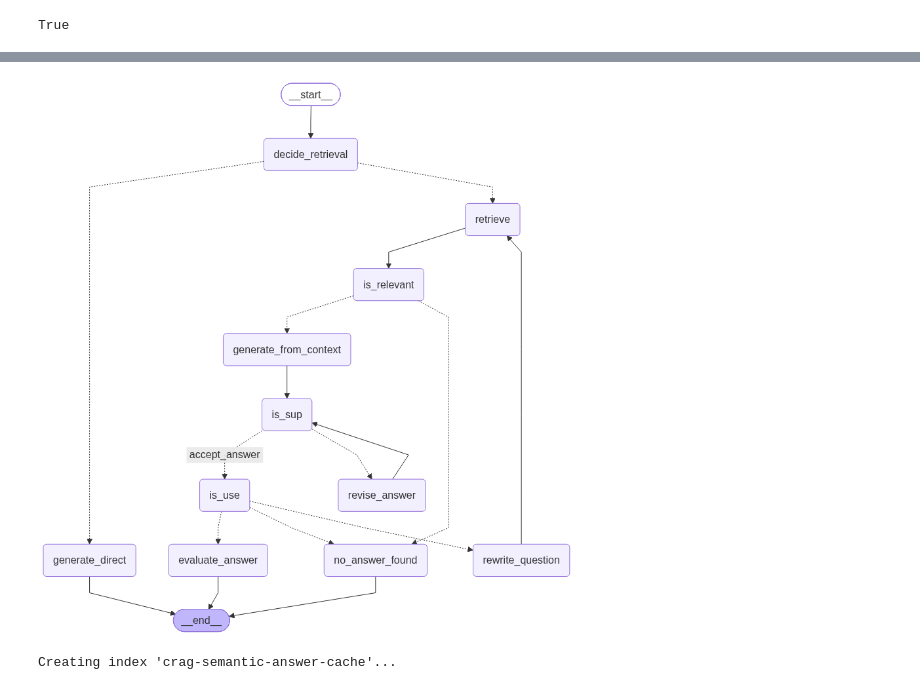
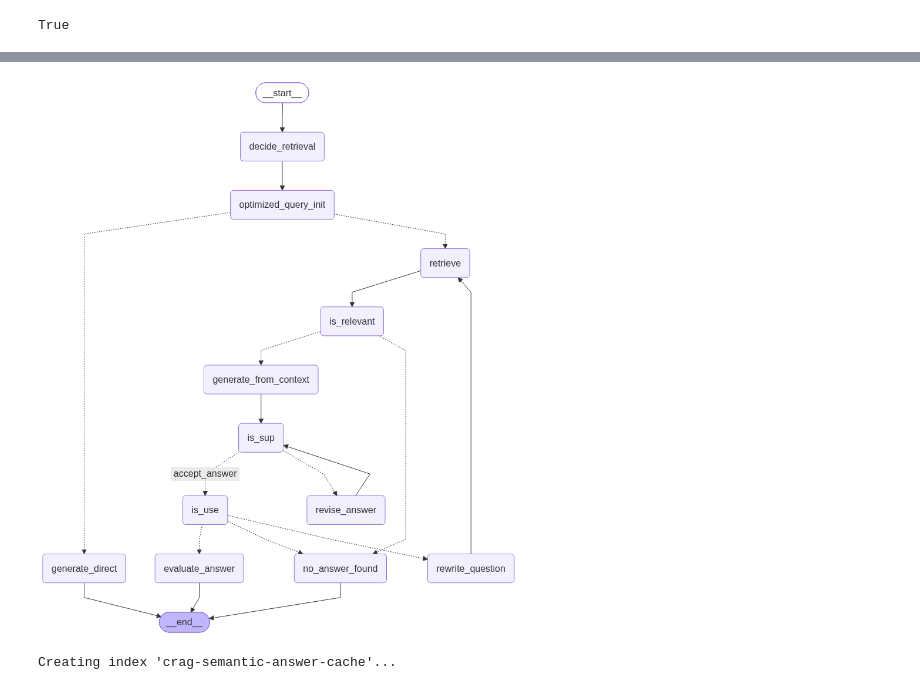
Before and after one commit to Ahmed2797/self-corrective-rag-langgraph, a Jupyter notebook: experiment.ipynb, the cells around one changed output, grey strips where cells are left out. Drawn from its saved outputs; the diff is of its cells as text; code cells hidden in the pictures.

Commit message:
experiment add optimizer node

```diff
--- a/experiment.ipynb
+++ b/experiment.ipynb
@@ -39,6 +49,11 @@ class State(TypedDict):
     original_question: str
 
     question: str
+
+    optimized_query :str
+    keywords: List[str]
+    entities: List[str]
+
     need_retrieval: bool
 
     docs: List[Document]
@@ -543,6 +649,7 @@ def graph():
     # --------------------
     # Nodes
     # --------------------
+    g.add_node("optimized_query_init", optimizer_retrieval_node)
     g.add_node("decide_retrieval", decide_retrieval)
     g.add_node("generate_direct", generate_direct)
     g.add_node("retrieve", retrieve)
@@ -569,9 +676,10 @@ def graph():
     # Edges
     # --------------------
     g.add_edge(START, "decide_retrieval")
+    g.add_edge("decide_retrieval", "optimized_query_init")
 
     g.add_conditional_edges(
-        "decide_retrieval",
+        "optimized_query_init",
         route_after_decide,
         {"generate_direct": "generate_direct", "retrieve": "retrieve"},
     )
@@ -609,34 +717,34 @@ def graph():
     g.add_edge("revise_answer", "is_sup")  # 🔁 loop back to IsSUP
 
     # --------------------
     # IsUSE routing
     #   - useful -> evaluate_answer
     #   - not_useful -> rewrite_question -> retrieve (try again)
     #   - give up -> no_answer_found -> END
     # --------------------
     g.add_conditional_edges(
         "is_use",
         route_after_isuse,
         {
             "evaluate_answer": "evaluate_answer",
             # "END": END,
             "rewrite_question": "rewrite_question",
             "no_answer_found": "no_answer_found",
         },
     )
 
     # rewrite -> retrieve -> relevance -> ...
     g.add_edge("rewrite_question", "retrieve")
     g.add_edge("evaluate_answer", END)
 
     app = g.compile()
 
     return app
 
 app = graph()
 app
 # %% [output]
-[figure, old version]
+[figure, new version]
 # %%
 import numpy as np
 import json
```
Also changed, not shown: parts of 7 cells of this notebook.
